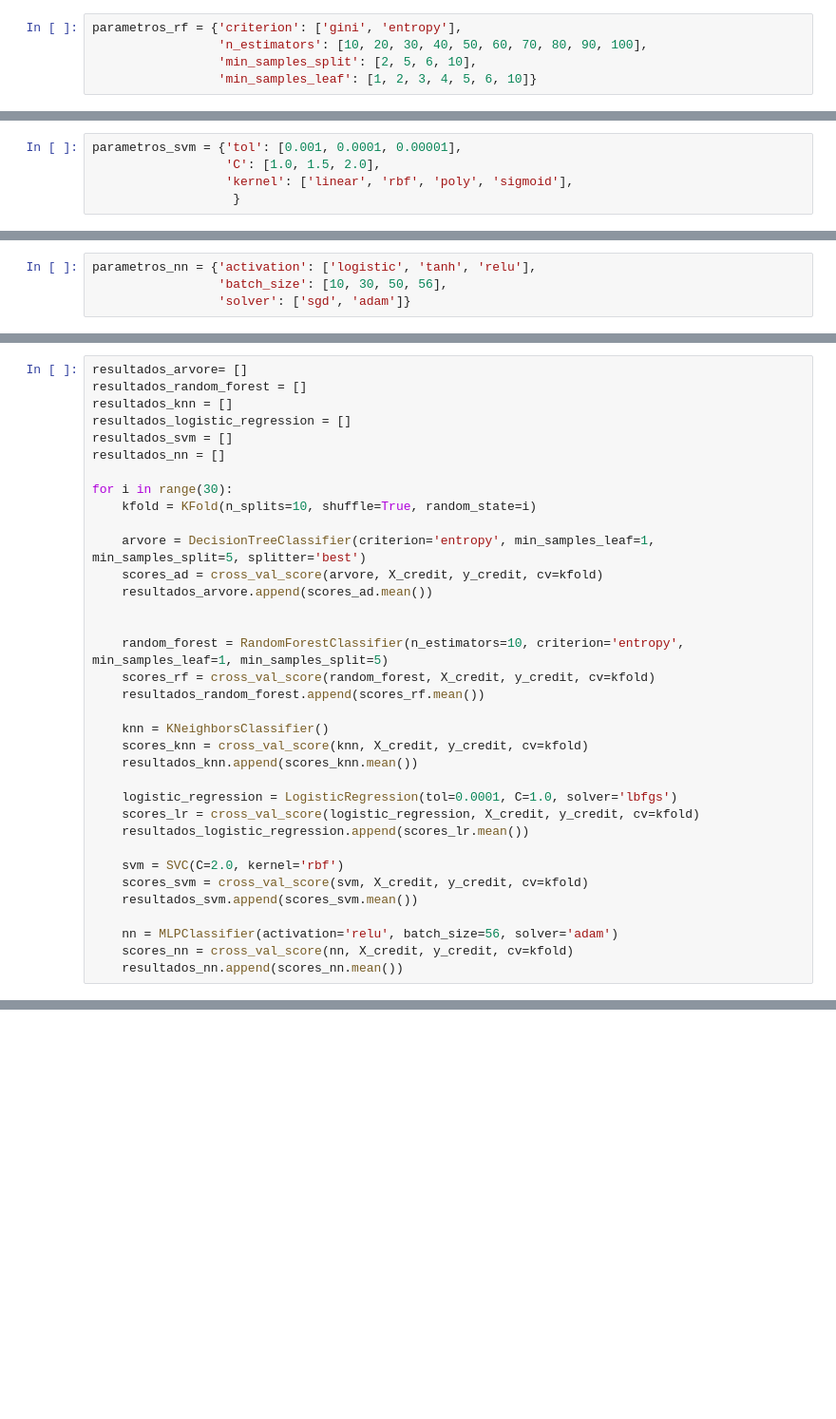
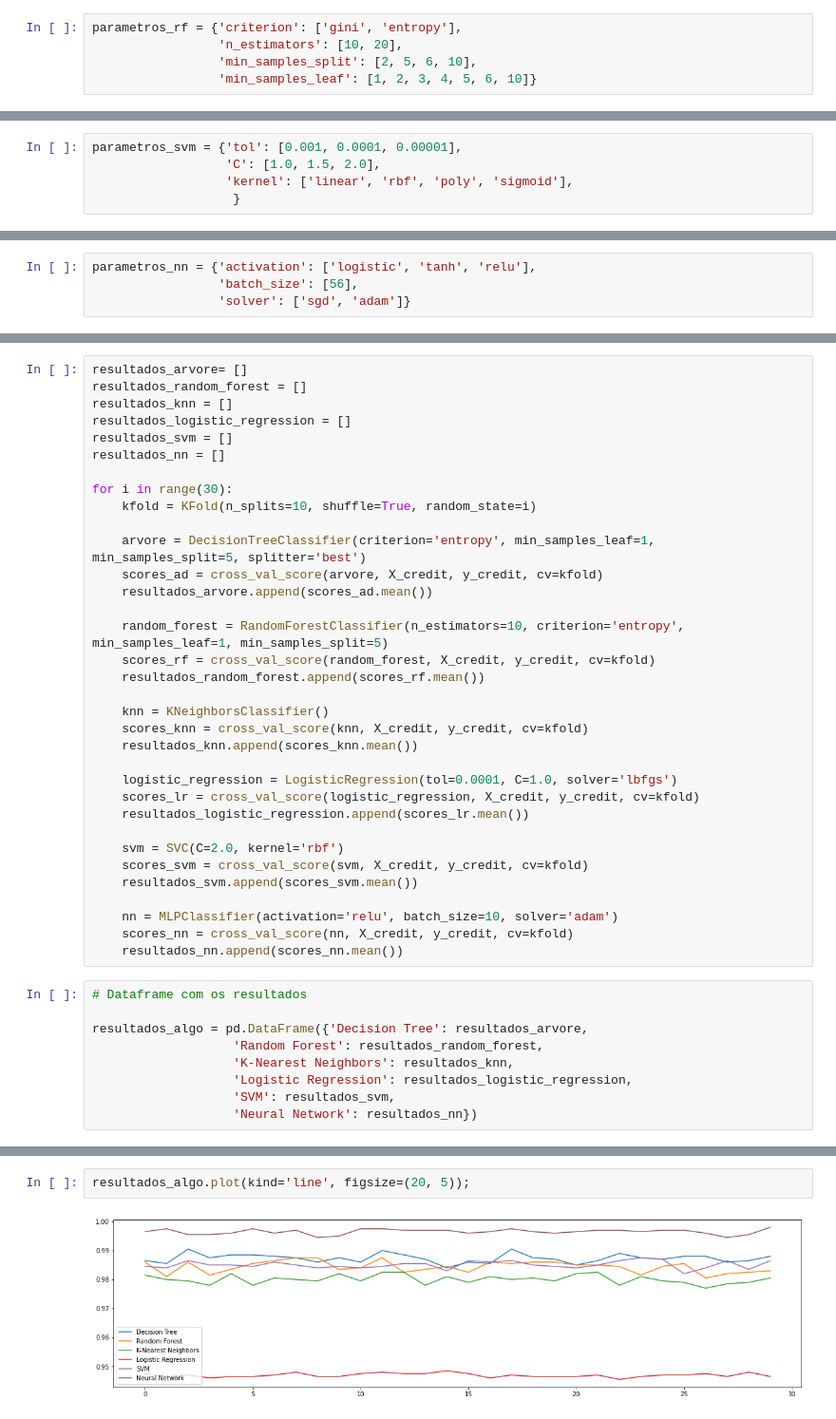
Before and after one commit to caiquemiranda/machine-learning-studies, a Jupyter notebook: cls01.21-validação-cruzada-classificação.ipynb.ipynb, the cells around one changed output, grey strips where cells are left out. Shown: that part at 95% size. Cells and saved outputs as stored; diff of their text form; blank space fills up the shorter version.

Commit message:
resultados-score

```diff
--- a/cls01.21-validação-cruzada-classificação.ipynb.ipynb
+++ b/cls01.21-validação-cruzada-classificação.ipynb.ipynb
@@ -59,6 +81,6 @@ print('Melhores parametros: ', melhores_parametros, '\nMelhor resultado: ', melh
 # %%
 parametros_rf = {'criterion': ['gini', 'entropy'],
-                 'n_estimators': [10, 20, 30, 40, 50, 60, 70, 80, 90, 100],
+                 'n_estimators': [10, 20],
                  'min_samples_split': [2, 5, 6, 10],
                  'min_samples_leaf': [1, 2, 3, 4, 5, 6, 10]}
 # %%
@@ -116,6 +150,6 @@ print('Melhores parametros: ', melhores_parametros, '\nMelhor resultado: ', melh
 # %%
 parametros_nn = {'activation': ['logistic', 'tanh', 'relu'],
-                 'batch_size': [10, 30, 50, 56],
+                 'batch_size': [56],
                  'solver': ['sgd', 'adam']}
 # %%
 # MultiLayer Perceptron Neural Network
@@ -141,7 +178,6 @@ for i in range(30):
     arvore = DecisionTreeClassifier(criterion='entropy', min_samples_leaf=1, min_samples_split=5, splitter='best')
     scores_ad = cross_val_score(arvore, X_credit, y_credit, cv=kfold)
     resultados_arvore.append(scores_ad.mean())
-
 
     random_forest = RandomForestClassifier(n_estimators=10, criterion='entropy', min_samples_leaf=1, min_samples_split=5)
     scores_rf = cross_val_score(random_forest, X_credit, y_credit, cv=kfold)
@@ -159,6 +195,15 @@ for i in range(30):
     scores_svm = cross_val_score(svm, X_credit, y_credit, cv=kfold)
     resultados_svm.append(scores_svm.mean())
 
-    nn = MLPClassifier(activation='relu', batch_size=56, solver='adam')
+    nn = MLPClassifier(activation='relu', batch_size=10, solver='adam')
     scores_nn = cross_val_score(nn, X_credit, y_credit, cv=kfold)
     resultados_nn.append(scores_nn.mean())
+# %%
+# Dataframe com os resultados
+
+resultados_algo = pd.DataFrame({'Decision Tree': resultados_arvore,
+                   'Random Forest': resultados_random_forest,
+                   'K-Nearest Neighbors': resultados_knn,
+                   'Logistic Regression': resultados_logistic_regression,
+                   'SVM': resultados_svm,
+                   'Neural Network': resultados_nn})
@@ -164,0 +219,4 @@ for i in range(30):
+# %%
+resultados_algo.plot(kind='line', figsize=(20, 5));
+# %% [output]
+[figure, added]
```
Also changed, not shown: parts of 15 cells of this notebook, 1 other file.
